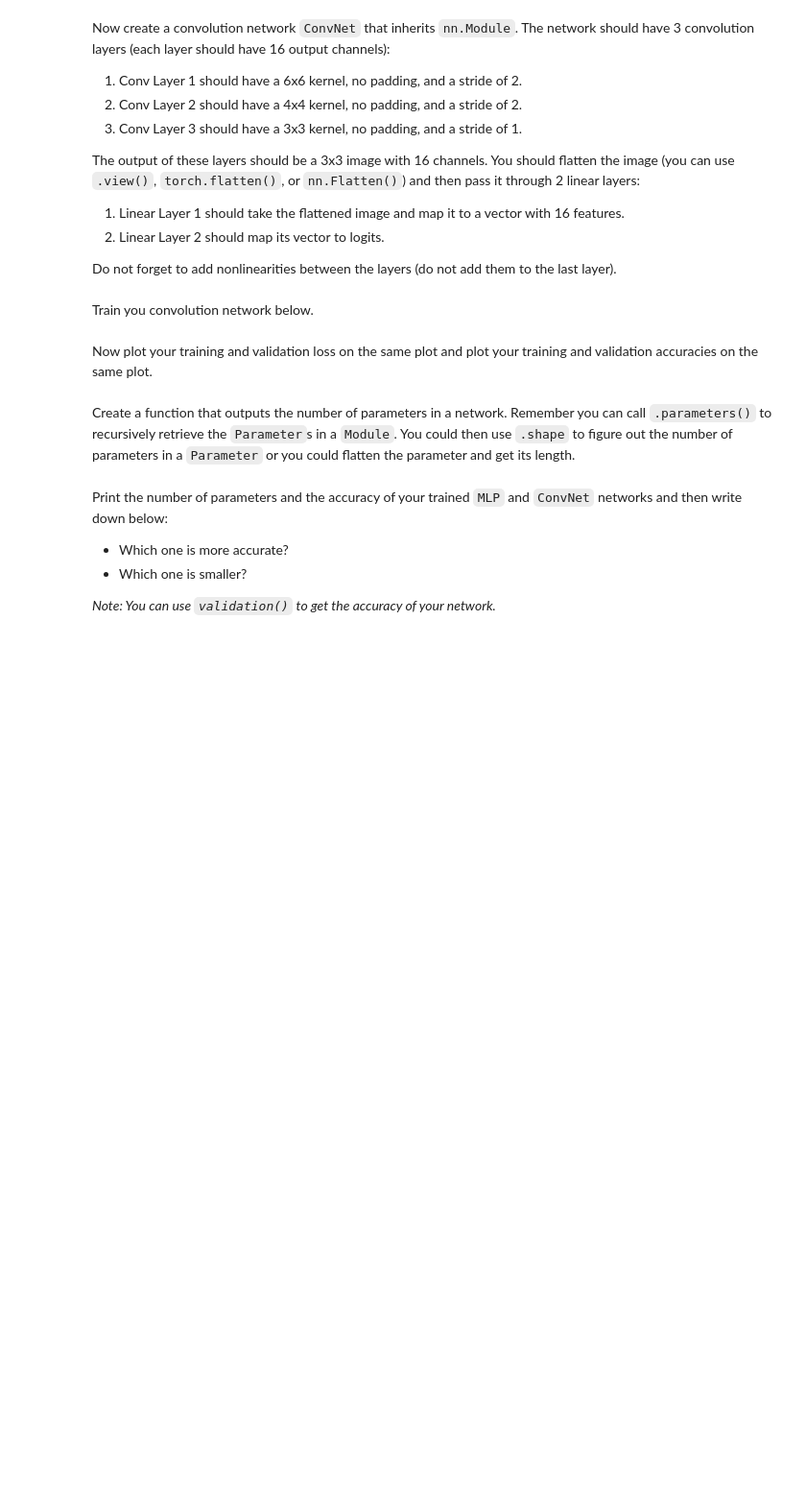
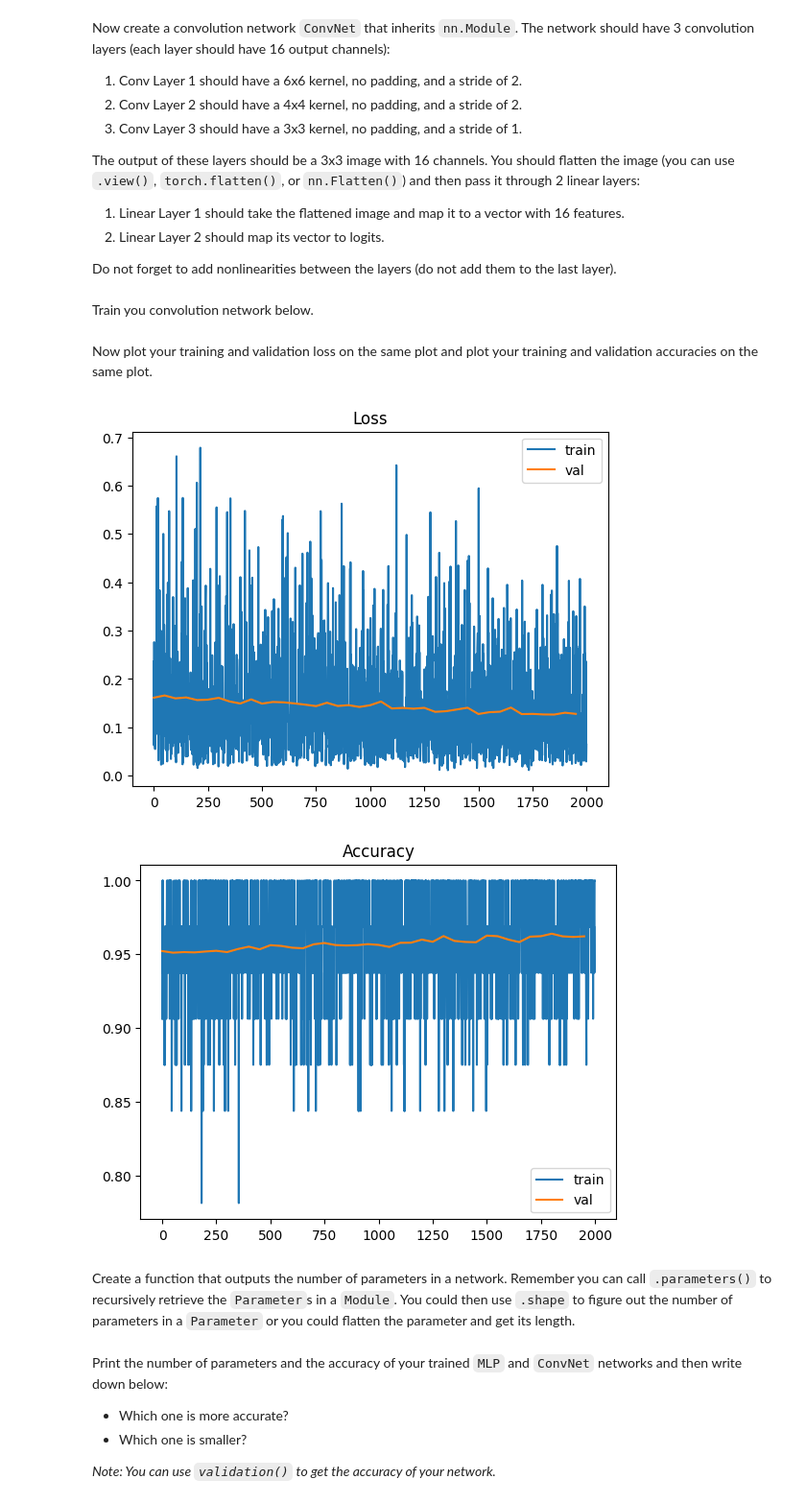
Before and after one commit to andrew-belz/byu-cs474, a Jupyter notebook: lab3_cross_entropy_convnets.ipynb, the cells around one changed output. Shown at 96% size. Cells and saved outputs as stored; diff of their text form; code cells hidden in the pictures; blank space fills up the shorter version.

```diff
--- a/lab3_cross_entropy_convnets.ipynb
+++ b/lab3_cross_entropy_convnets.ipynb
@@ -519,16 +541,53 @@ class ConvNet(nn.Module):
+# %%
+class ConvNet(nn.Module):
+    def __init__(self, ):
+        super().__init__()
+        self.network = nn.Sequential(
+            nn.Conv2d(in_channels=1, out_channels=16, kernel_size=(6, 6), padding=(0, 0), stride=2),
+            nn.ReLU(),
+            nn.Conv2d(in_channels=16, out_channels=16, kernel_size=(4, 4), padding=(0, 0), stride=2),
+            nn.ReLU(),
+            nn.Conv2d(in_channels=16, out_channels=16, kernel_size=(3, 3), padding=(0, 0), stride=1),
+            nn.ReLU(),
+            nn.Flatten(),
+            nn.Linear(int(16*3*3), 16),
+            nn.ReLU(),
+            nn.Linear(16, 10)
+        )
+
+    def forward(self, x):
+        return self.network(x)
 # %% [markdown]
 Train you convolution network below.
 # %%
 # TODO: Set seed for reproducibility
+torch.manual_seed(122)
 
 # TODO: Initalize your ConvNet, called 'conv_net'
-conv_net = None
+conv_net = ConvNet()
 
 # TODO: Create an Adam optimizer (lr=.001 works well)
+optimizer = optimizer = torch.optim.Adam(net.parameters(), lr=0.001)
 
 # TODO: Train your ConvNet for 2000 steps and set log_val_interval=50
+t_loss, t_accuracy, v_loss, v_accuracy = train(conv_net, train_loader, val_loader, optimizer, 2000, 50)
 # %% [markdown]
 Now plot your training and validation loss on the same plot and plot your training and validation accuracies on the same plot.
+# %%
+plt.plot(torch.arange(0, 2000), t_loss, label="train")
+plt.plot(torch.arange(0, 2000, 50), v_loss, label="val")
+plt.title("Loss")
+plt.legend(loc="best")
+plt.show()
+
+plt.plot(torch.arange(0, 2000), t_accuracy, label="train")
+plt.plot(torch.arange(0, 2000, 50), v_accuracy, label="val")
+plt.title("Accuracy")
+plt.legend(loc="best")
+plt.show()
+# %% [output]
+[figure, added]
+[figure, added]
 # %% [markdown]
 Create a function that outputs the number of parameters in a network.
 Remember you can call `.parameters()` to recursively retrieve the `Parameter`s in a `Module`.
```
Also changed, not shown: parts of 13 cells of this notebook.
